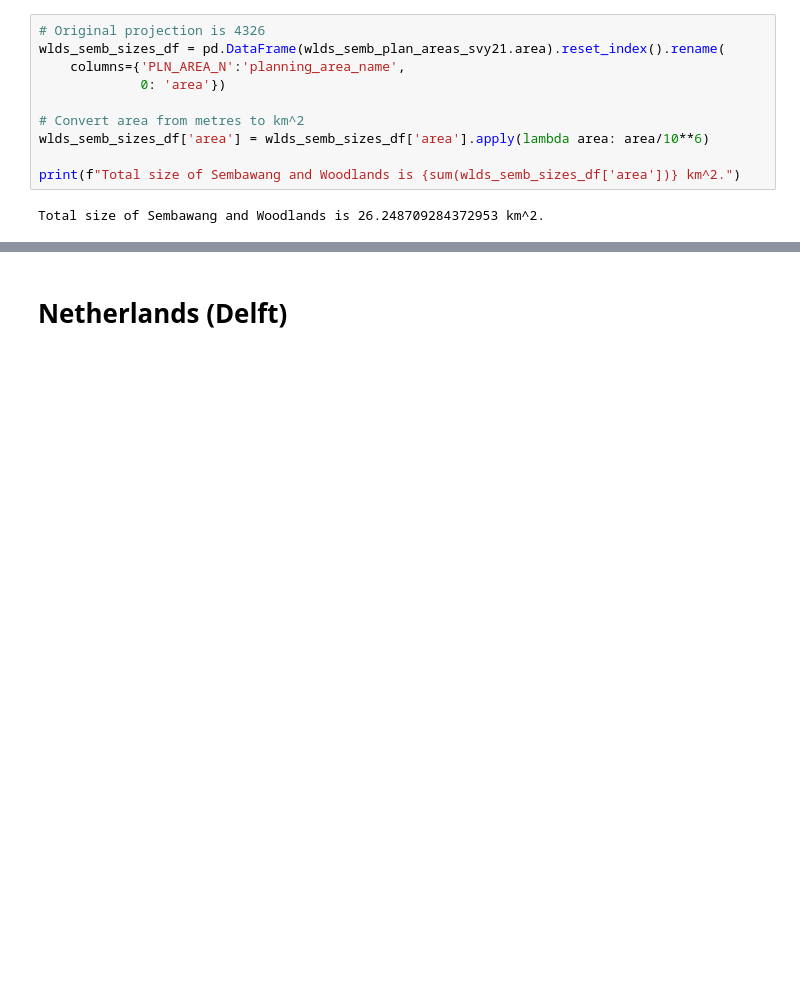
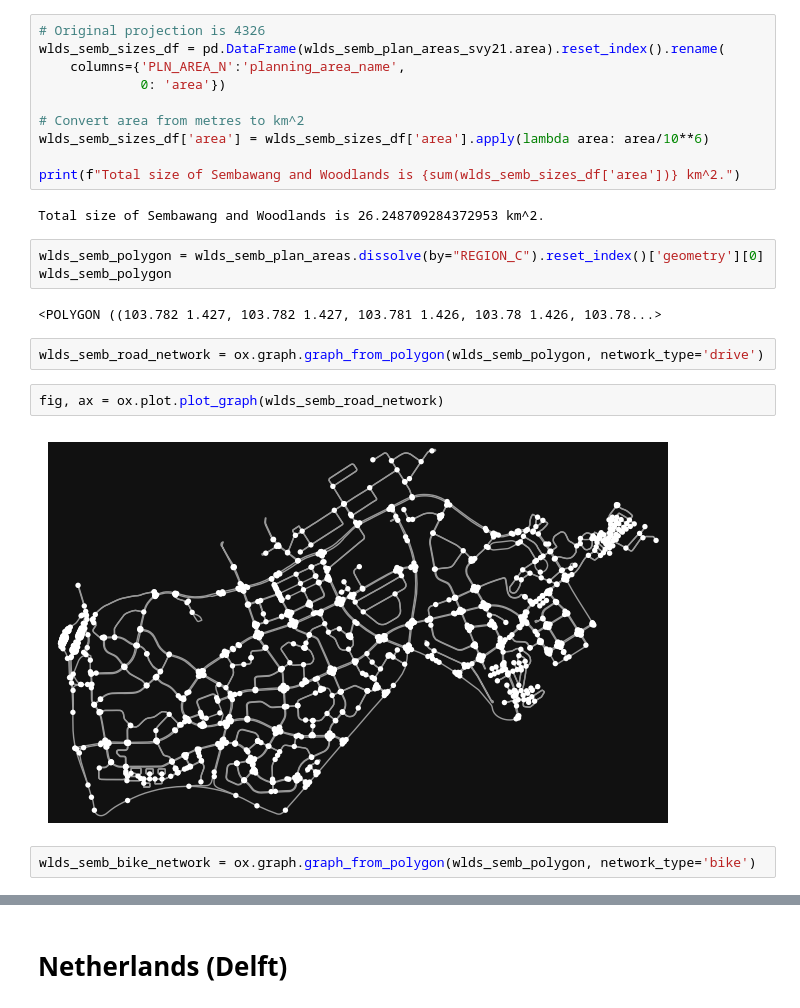
Before and after one commit to nicholas-ko-zy/blog-post-illustrations, a Jupyter notebook: 20260404_TransportationSeparation/networks.ipynb, the cells around one changed output, grey strips where cells are left out. Saved outputs shown, nothing was run; the diff lists cells and outputs as text; blank space fills up the shorter version.

Commit message:
added network maps for sg and nth

```diff
--- a/20260404_TransportationSeparation/networks.ipynb
+++ b/20260404_TransportationSeparation/networks.ipynb
@@ -93,3 +95,16 @@ wlds_semb_sizes_df['area'] = wlds_semb_sizes_df['area'].apply(lambda area: area/
 print(f"Total size of Sembawang and Woodlands is {sum(wlds_semb_sizes_df['area'])} km^2.")
 # %% [output]
 Total size of Sembawang and Woodlands is 26.248709284372953 km^2.
+# %%
+wlds_semb_polygon = wlds_semb_plan_areas.dissolve(by="REGION_C").reset_index()['geometry'][0]
+wlds_semb_polygon
+# %% [output]
+<POLYGON ((103.782 1.427, 103.782 1.427, 103.781 1.426, 103.78 1.426, 103.78...>
+# %%
+wlds_semb_road_network = ox.graph.graph_from_polygon(wlds_semb_polygon, network_type='drive')
+# %%
+fig, ax = ox.plot.plot_graph(wlds_semb_road_network)
+# %% [output]
+[figure, added]
+# %%
+wlds_semb_bike_network = ox.graph.graph_from_polygon(wlds_semb_polygon, network_type='bike')
```
Also changed, not shown: parts of 20 cells of this notebook, 9 other files.
